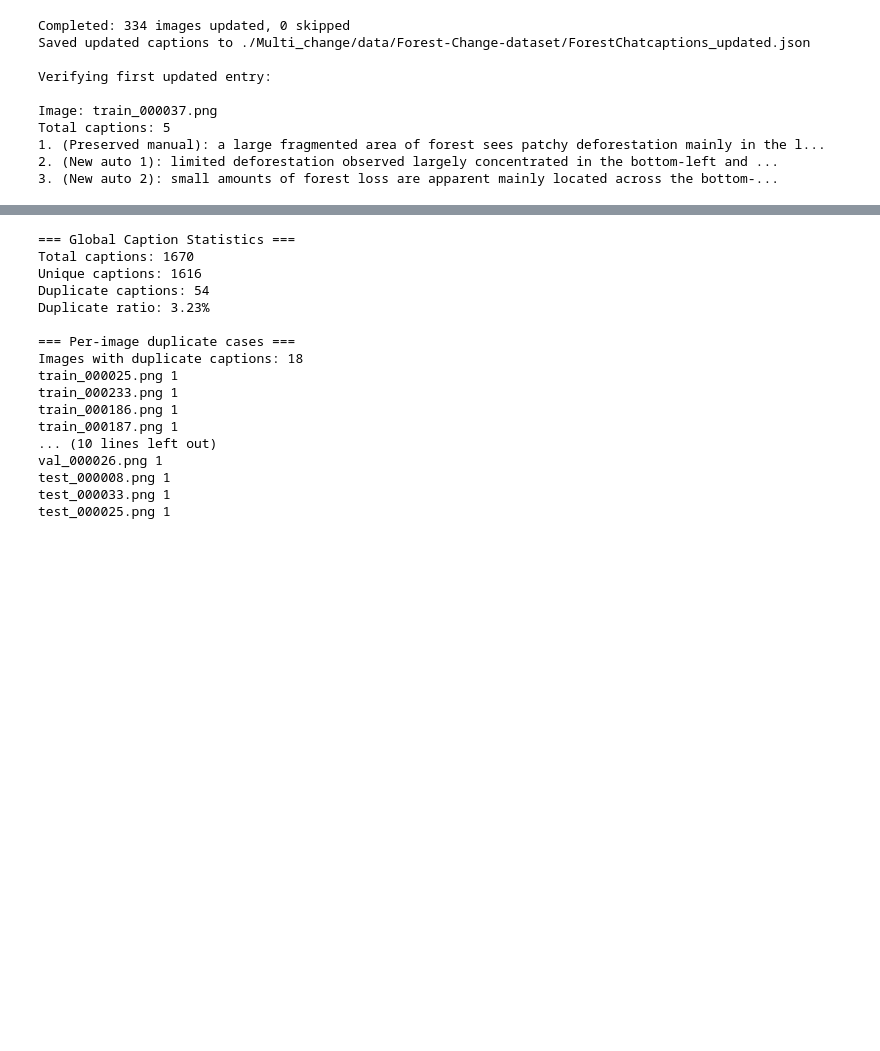
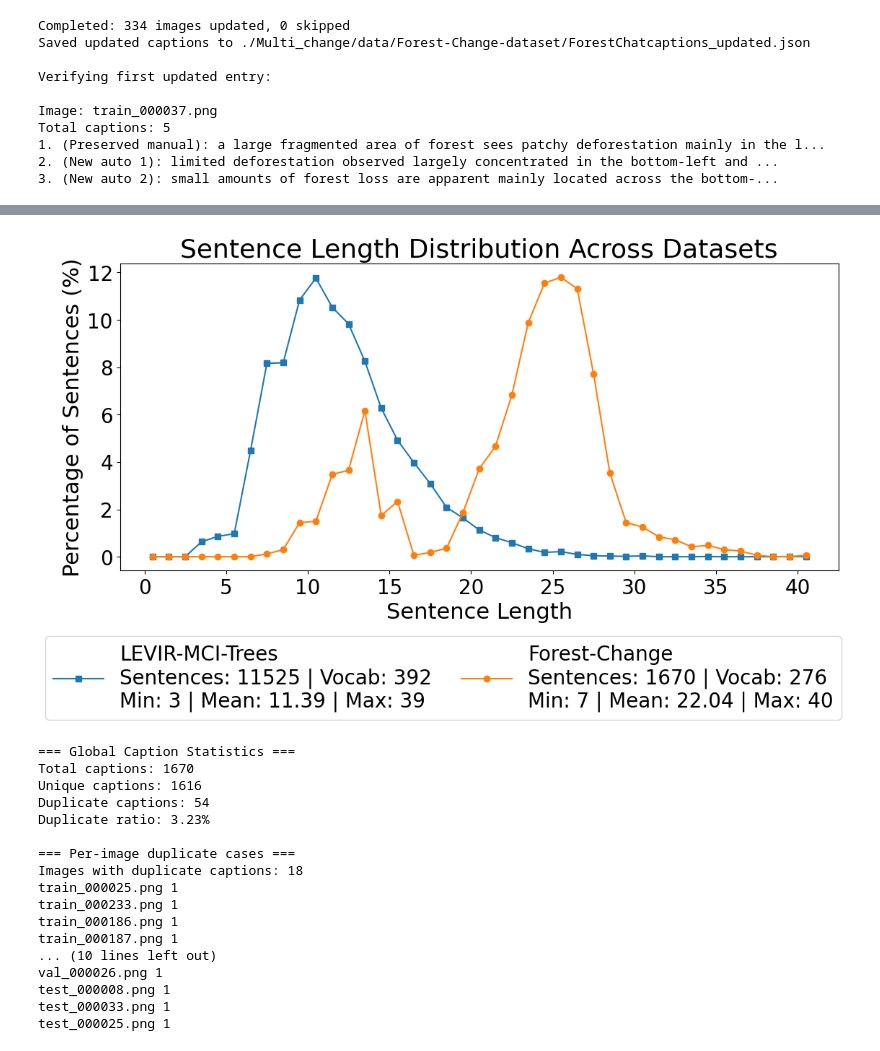
Before and after one commit to JamesBrockUoB/ForestChat, a Jupyter notebook: dataset_utils_notebook.ipynb, the cells around one changed output, grey strips where cells are left out. Cells and saved outputs as stored; diff of their text form; code cells hidden in the pictures; blank space fills up the shorter version.

```diff
--- a/dataset_utils_notebook.ipynb
+++ b/dataset_utils_notebook.ipynb
@@ -962,3 +1039,79 @@ plt.show()
+# %%
+import json
+import numpy as np
+import matplotlib.pyplot as plt
+
+def load_lengths_and_vocab(json_path, vocab_path):
+    with open(json_path, "r") as f:
+        data = json.load(f)
+
+    lengths = [
+        len(sentence["tokens"])
+        for img in data["images"]
+        for sentence in img["sentences"]
+    ]
+
+    with open(vocab_path, "r") as f:
+        vocab = json.load(f)
+    vocab_size = len(vocab)
+
+    return lengths, vocab_size
+
+forest_json  = "./Multi_change/data/Forest-Change-dataset/ForestChatcaptions.json"
+forest_vocab = "./Multi_change/data/Forest-Change/vocab.json"
+levir_json   = "./Multi_change/data/LEVIR-MCI-Trees-dataset/LEVIRCCcaptions.json"
+levir_vocab  = "./Multi_change/data/LEVIR-MCI-Trees/vocab.json"
+
+forest_lengths, forest_vocab_size = load_lengths_and_vocab(forest_json, forest_vocab)
+levir_lengths,  levir_vocab_size  = load_lengths_and_vocab(levir_json, levir_vocab)
+
+bins = np.arange(0, max(max(forest_lengths), max(levir_lengths)) + 2)
+forest_counts, _ = np.histogram(forest_lengths, bins=bins)
+levir_counts,  _ = np.histogram(levir_lengths,  bins=bins)
+
+forest_perc = forest_counts / forest_counts.sum() * 100
+levir_perc  = levir_counts  / levir_counts.sum()  * 100
+bin_centers = bins[:-1] + 0.5
+
+label_levir = (
+    f"LEVIR-MCI-Trees\n"
+    f"Sentences: {len(levir_lengths)} | Vocab: {levir_vocab_size}\n"
+    f"Min: {min(levir_lengths)} | Mean: {np.mean(levir_lengths):.2f} | Max: {max(levir_lengths)}"
+)
+label_forest = (
+    f"Forest-Change\n"
+    f"Sentences: {len(forest_lengths)} | Vocab: {forest_vocab_size}\n"
+    f"Min: {min(forest_lengths)} | Mean: {np.mean(forest_lengths):.2f} | Max: {max(forest_lengths)}"
+)
+
+fig, ax = plt.subplots(figsize=(12, 7))
+
+ax.plot(bin_centers, levir_perc,  marker='s', linestyle='-', label=label_levir)
+ax.plot(bin_centers, forest_perc, marker='o', linestyle='-', label=label_forest)
+ax.scatter(bin_centers, levir_perc,  s=15)
+ax.scatter(bin_centers, forest_perc, s=15)
+
+ax.set_title("Sentence Length Distribution Across Datasets", fontsize=26)
+ax.set_xlabel("Sentence Length", fontsize=22)
+ax.set_ylabel("Percentage of Sentences (%)", fontsize=22)
+ax.tick_params(labelsize=20)
+
+ax.legend(
+    fontsize=20,
+    loc="upper center",
+    bbox_to_anchor=(0.45, -0.18),
+    frameon=True,
+    ncol=2,
+    columnspacing=1.5,
+    handlelength=2.5
+)
+
+plt.tight_layout()
+plt.subplots_adjust(bottom=0.32)
+plt.savefig("dataset_sentence_distribution.png", dpi=300, bbox_inches="tight")
+plt.show()
+# %% [output]
+[figure, added]
 # %%
 import json
 from collections import Counter
```
Also changed, not shown: parts of 4 cells of this notebook, 2 other files.
